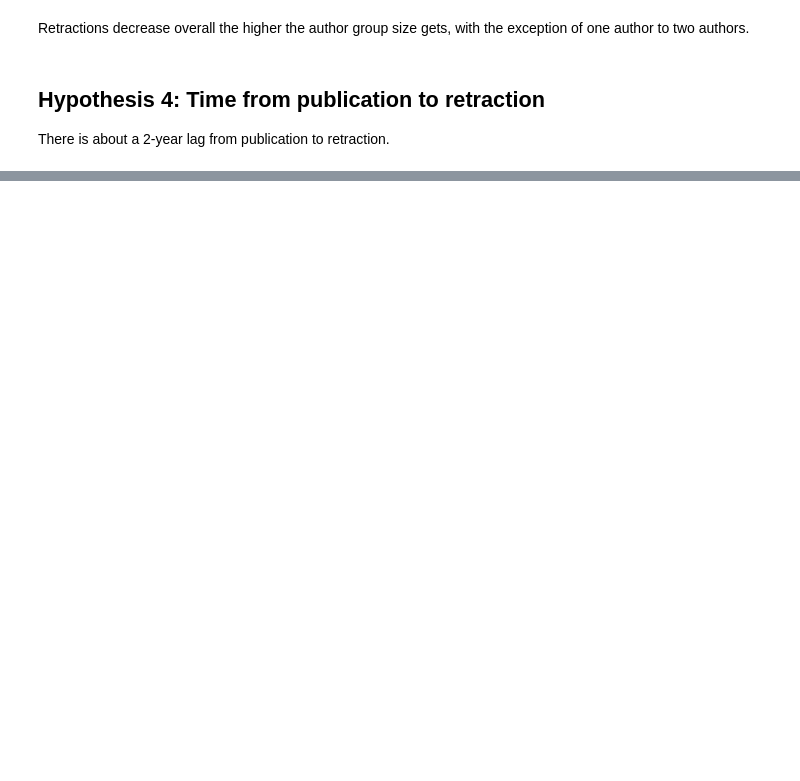
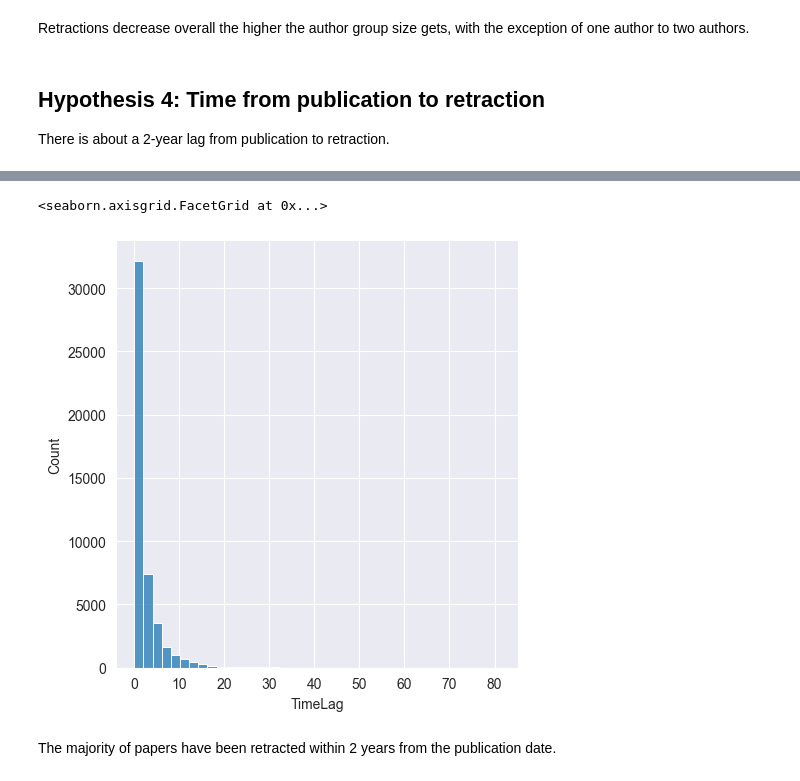
Before and after one commit to jrogovin/analysis_of_retracted_articles_2023, a Jupyter notebook: main.ipynb, the cells around one changed output, grey strips where cells are left out. Cells and saved outputs as stored; diff of their text form; code cells hidden in the pictures; blank space fills up the shorter version.

```diff
--- a/main.ipynb
+++ b/main.ipynb
@@ -169,0 +173,3 @@ There is about a 2-year lag from publication to retraction.
+# %%
+df = get_time_between_dates(convert_columns_to_datetime(get_date_range(get_retracted_articles('data/retractions.csv'))))
+df
@@ -169,0 +190,7 @@ There is about a 2-year lag from publication to retraction.
+# %%
+sns.displot(df, x='TimeLag', bins=40)
+# %% [output]
+<seaborn.axisgrid.FacetGrid at 0x...>
+[figure, added]
+# %% [markdown]
+The majority of papers have been retracted within 2 years from the publication date.
```
Also changed, not shown: parts of 5 cells of this notebook, 1 other file.
